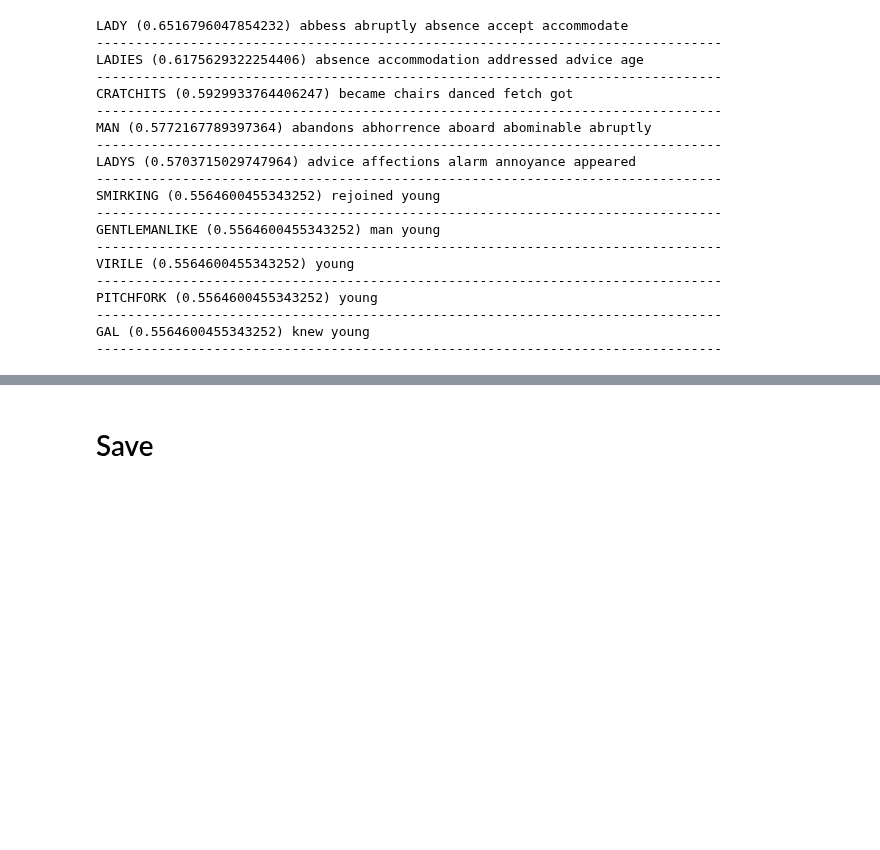
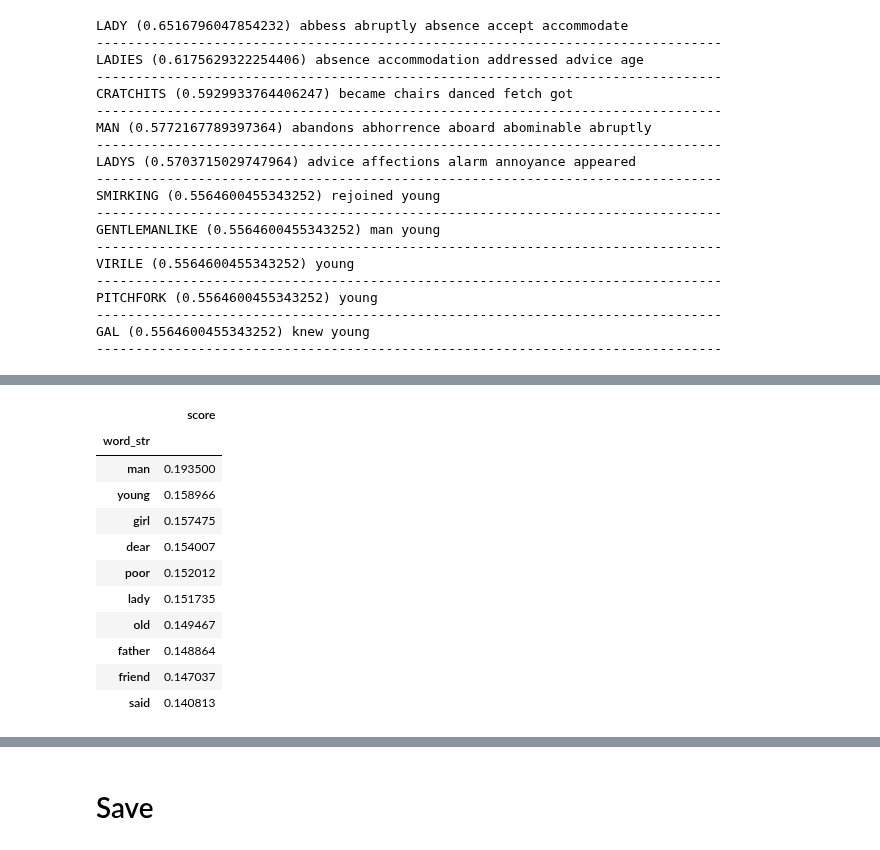
Before and after one commit to UVA-DSI/DS5559, a Jupyter notebook: labs/2019-04-02_Lab10/DS5559_WordEmbedding_PMI_SVD.ipynb, the cells around one changed output, grey strips where cells are left out. Saved outputs shown, nothing was run; the diff lists cells and outputs as text; code cells hidden in the pictures; blank space fills up the shorter version.

```diff
--- a/labs/2019-04-02_Lab10/DS5559_WordEmbedding_PMI_SVD.ipynb
+++ b/labs/2019-04-02_Lab10/DS5559_WordEmbedding_PMI_SVD.ipynb
@@ -441,0 +444,15 @@ get_opposite('cat','dog', method='euclidean')
+# %%
+get_sims('woman')
+# %% [output]
+|  | score |
+| word_str |  |
+| man | 0.193500 |
+| young | 0.158966 |
+| girl | 0.157475 |
+| dear | 0.154007 |
+| poor | 0.152012 |
+| lady | 0.151735 |
+| old | 0.149467 |
+| father | 0.148864 |
+| friend | 0.147037 |
+| said | 0.140813 |
```
Also changed, not shown: parts of 30 cells of this notebook, 1 other file.
